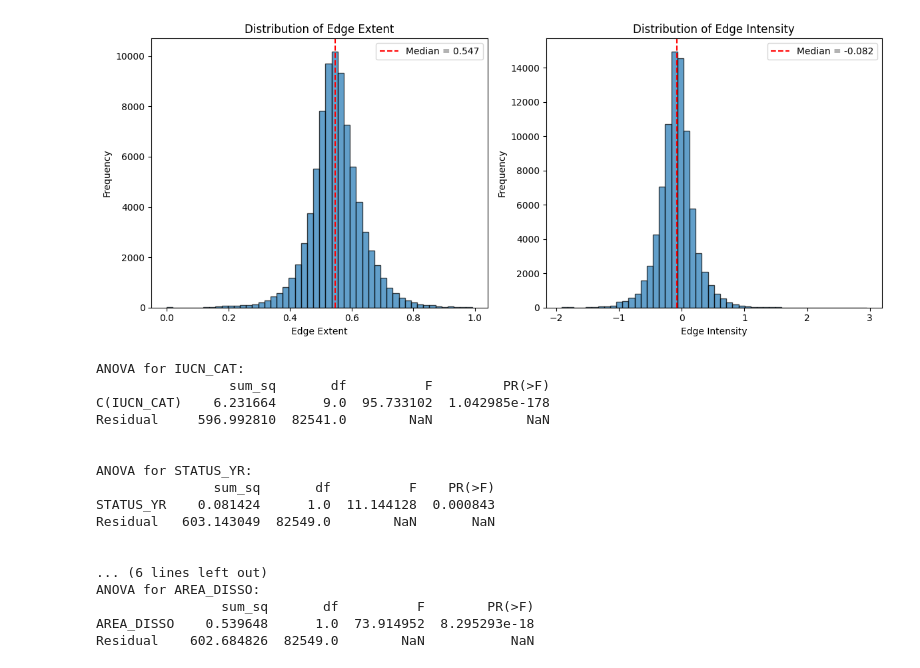
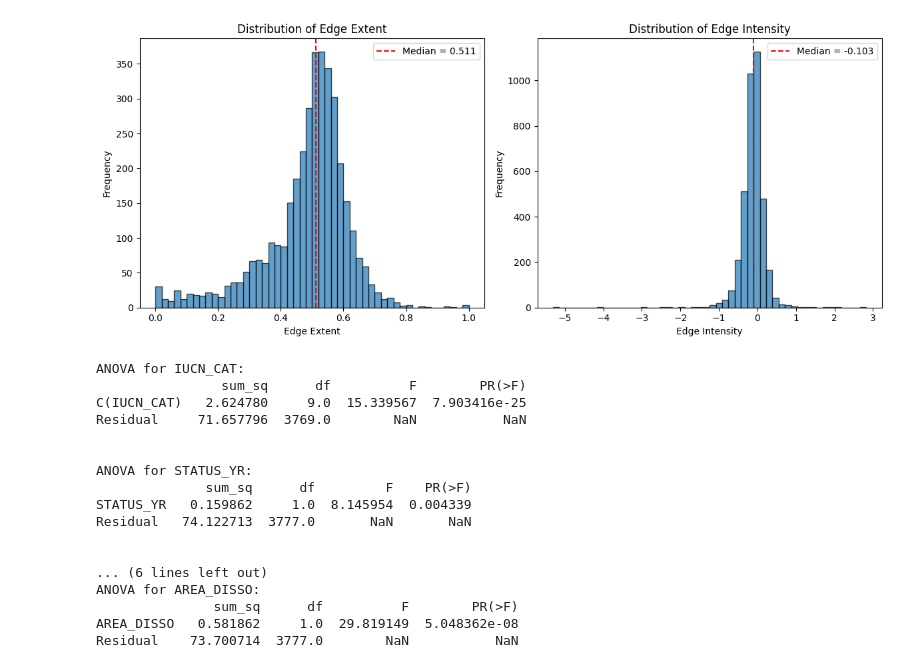
Before and after one commit to avanscoyoc/boundary-project, a Jupyter notebook: src/7_analysis.ipynb, the cells around one changed output. Drawn from its saved outputs; the diff is of its cells as text; code cells hidden in the pictures.

```diff
--- a/src/7_analysis.ipynb
+++ b/src/7_analysis.ipynb
@@ -23,14 +23,14 @@ from statsmodels.formula.api import ols
 from statsmodels.stats.anova import anova_lm
 
 # ===== CONFIGURATION: SELECT INDEX =====
-INDEX_NAME = 'ndbi'  # Must match the index processed
+INDEX_NAME = 'lai'  # Must match the index processed
 # =======================================
 
 print(f"Loading {INDEX_NAME.upper()} analysis data...")
 
 # Load index-specific data
 wdpa_df = pd.read_parquet(f"../results/wdpa_df_{INDEX_NAME}.parquet")
-
+wdpa_df = wdpa_df[wdpa_df['year'] == 2020]
 print(f"Loaded {len(wdpa_df):,} rows for {len(wdpa_df['WDPA_PID'].unique())} protected areas")
 
 # Recategorize BIOME_NAME
@@ -135,30 +136,33 @@ plt.show()
 # %%
 # Figure S1: Distribution of edge_extent and edge_intensity
 fig, axes = plt.subplots(1, 2, figsize=(12, 5))
 
+# Filter out infinite values
+wdpa_clean = wdpa_df[np.isfinite(wdpa_df['edge_extent']) & np.isfinite(wdpa_df['edge_intensity'])]
+
 # Edge extent distribution
-axes[0].hist(wdpa_df['edge_extent'], bins=50, edgecolor='black', alpha=0.7)
-axes[0].axvline(wdpa_df['edge_extent'].median(), color='red', linestyle='--',
-                label=f'Median = {wdpa_df["edge_extent"].median():.3f}')
+axes[0].hist(wdpa_clean['edge_extent'], bins=50, edgecolor='black', alpha=0.7)
+axes[0].axvline(wdpa_clean['edge_extent'].median(), color='red', linestyle='--',
+                label=f'Median = {wdpa_clean["edge_extent"].median():.3f}')
 axes[0].set_xlabel('Edge Extent')
 axes[0].set_ylabel('Frequency')
 axes[0].set_title('Distribution of Edge Extent')
 axes[0].legend()
 
 # Edge intensity distribution
-axes[1].hist(wdpa_df['edge_intensity'], bins=50, edgecolor='black', alpha=0.7)
-axes[1].axvline(wdpa_df['edge_intensity'].median(), color='red', linestyle='--',
-                label=f'Median = {wdpa_df["edge_intensity"].median():.3f}')
+axes[1].hist(wdpa_clean['edge_intensity'], bins=50, edgecolor='black', alpha=0.7)
+axes[1].axvline(wdpa_clean['edge_intensity'].median(), color='red', linestyle='--',
+                label=f'Median = {wdpa_clean["edge_intensity"].median():.3f}')
 axes[1].set_xlabel('Edge Intensity')
 axes[1].set_ylabel('Frequency')
 axes[1].set_title('Distribution of Edge Intensity')
 axes[1].legend()
 
 plt.tight_layout()
-plt.savefig('../results/figureS1_distributions.png', dpi=300, bbox_inches='tight')
+plt.savefig(f'../results/figs/{INDEX_NAME}_figureS1_distributions.png', dpi=300, bbox_inches='tight')
 plt.show()
 # %% [output]
-[figure, old version]
+[figure, new version]
 # %%
 # ANOVA for categorical predictors
 anova_df = wdpa_df[['edge_extent', 'IUCN_CAT', 'STATUS_YR', 'BIOME_NAME', 'AREA_DISSO']].dropna()
@@ -187,22 +191,22 @@ print("ANOVA for AREA_DISSO:")
 print(anova_lm(model_area, typ=2))
 # %% [output]
 ANOVA for IUCN_CAT:
-                 sum_sq       df          F         PR(>F)
-C(IUCN_CAT)    6.231664      9.0  95.733102  1.042985e-178
-Residual     596.992810  82541.0        NaN            NaN
+                sum_sq      df          F        PR(>F)
+C(IUCN_CAT)   2.624780     9.0  15.339567  7.903416e-25
+Residual     71.657796  3769.0        NaN           NaN
 
 
 ANOVA for STATUS_YR:
-               sum_sq       df          F    PR(>F)
-STATUS_YR    0.081424      1.0  11.144128  0.000843
-Residual   603.143049  82549.0        NaN       NaN
+              sum_sq      df         F    PR(>F)
+STATUS_YR   0.159862     1.0  8.145954  0.004339
+Residual   74.122713  3777.0       NaN       NaN
 
 
 ... (6 lines left out)
 ANOVA for AREA_DISSO:
-                sum_sq       df          F        PR(>F)
-AREA_DISSO    0.539648      1.0  73.914952  8.295293e-18
-Residual    602.684826  82549.0        NaN           NaN
+               sum_sq      df          F        PR(>F)
+AREA_DISSO   0.581862     1.0  29.819149  5.048362e-08
+Residual    73.700714  3777.0        NaN           NaN
 # %%
 # Figure 4b: Mixed model for edge_intensity
 model_df2 = wdpa_df[['edge_intensity', 'AREA_DISSO', 'gHM_mean', 'elevation_mean',
```
Also changed, not shown: parts of 8 cells of this notebook, 5 other files.
